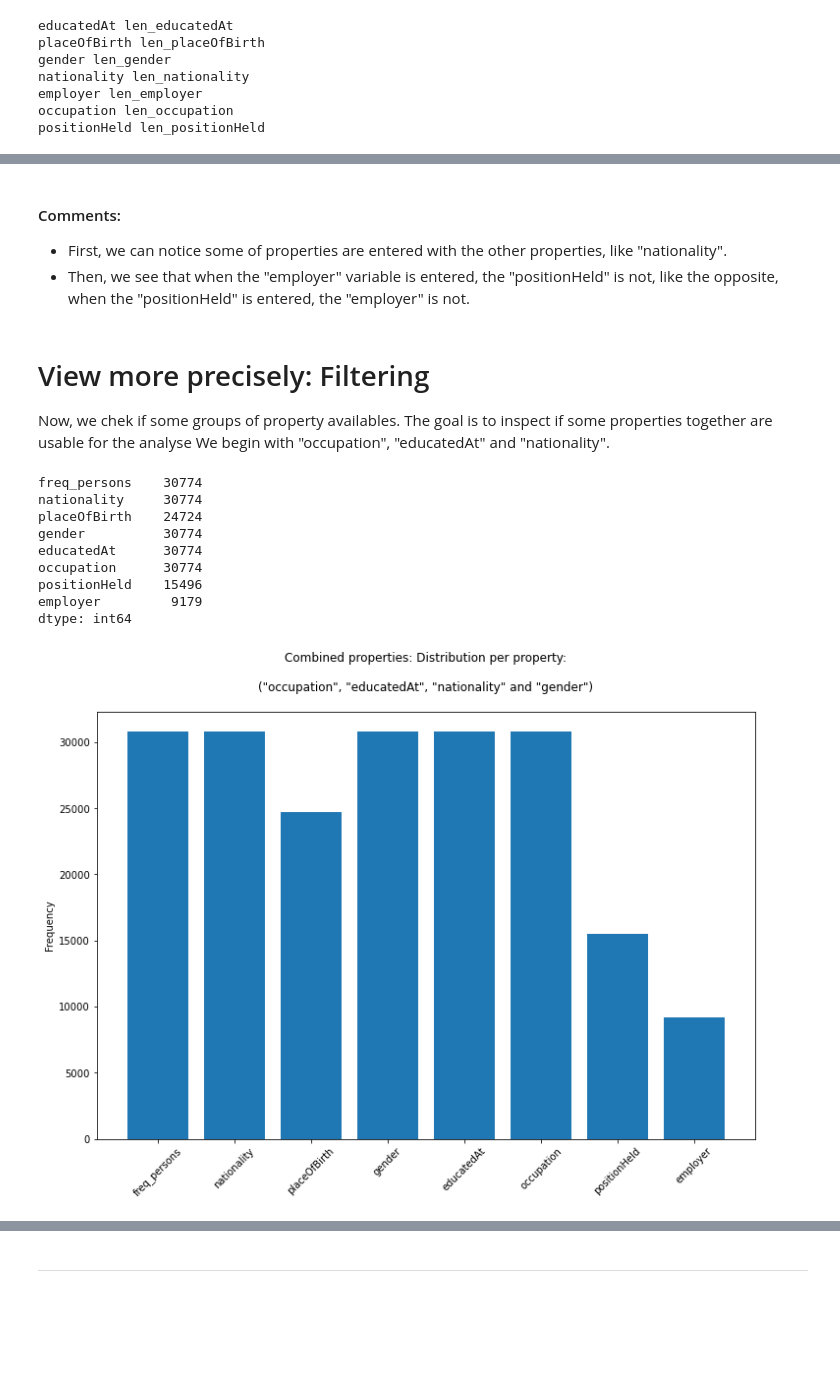
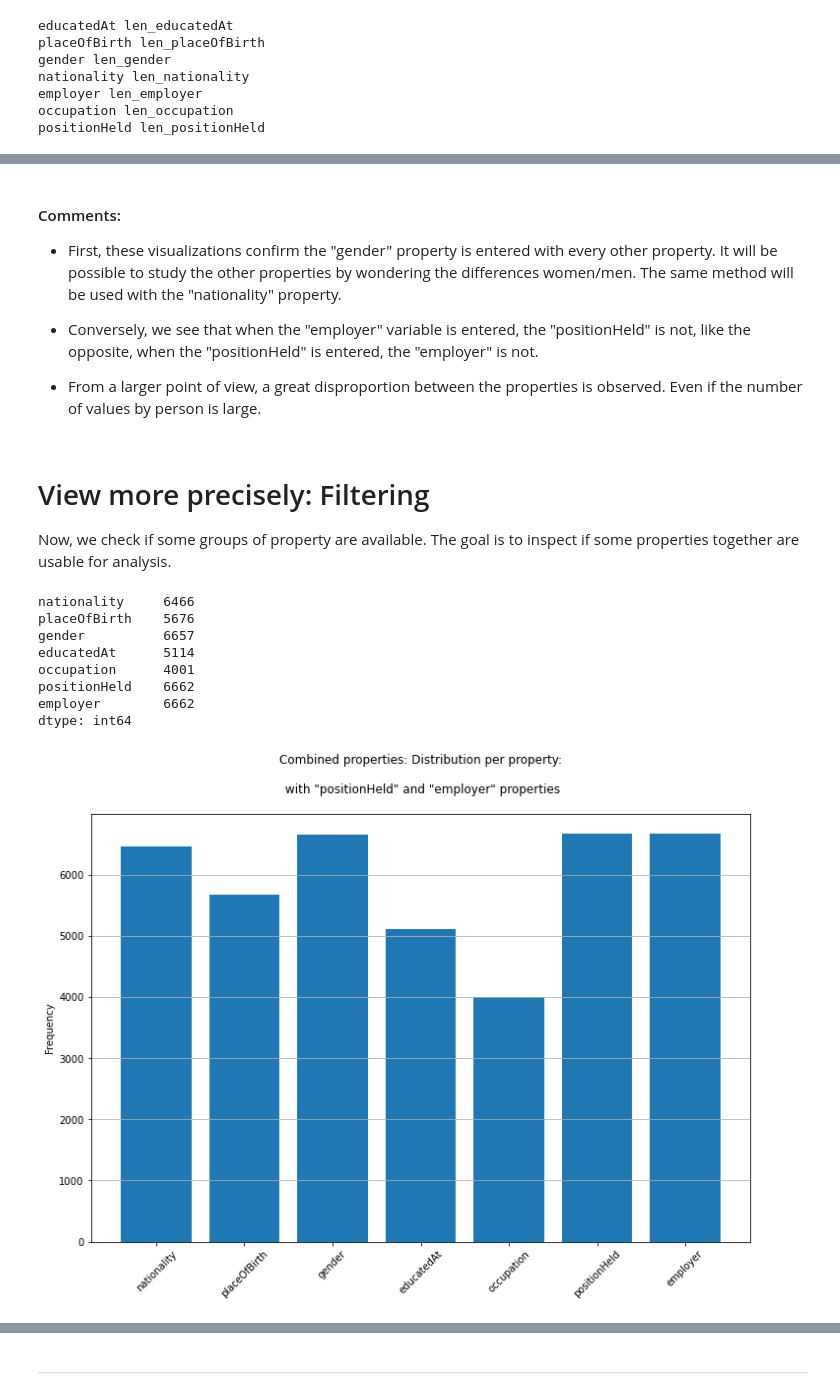
Before and after one commit to Semantic-Data-for-Humanities/Economists_Jurists, a Jupyter notebook: Notebooks/Sounding_properties_Wikidata.ipynb, the cells around one changed output, grey strips where cells are left out. Saved outputs shown, nothing was run; the diff lists cells and outputs as text; code cells hidden in the pictures; blank space fills up the shorter version.

Commit message:
add dataframe of the properties/clear scripts/add comments

```diff
--- a/Notebooks/Sounding_properties_Wikidata.ipynb
+++ b/Notebooks/Sounding_properties_Wikidata.ipynb
@@ -2471,8 +2469,13 @@ for ix,v in observed_variables.items():
                 positionHeld += 1
             if r['len_employer'] > 0:
                 employer += 1
-    frequencies_properties = pd.Series({"freq_persons": freq_persons, "nationality": nationality, "placeOfBirth":placeOfBirth, "gender":gender, "educatedAt":educatedAt,\
-                                   "occupation":occupation, "positionHeld":positionHeld, "employer":employer })
+    frequencies_properties = pd.Series({"nationality": nationality, \
+                                        "placeOfBirth":placeOfBirth, \
+                                        "gender":gender, \
+                                        "educatedAt":educatedAt,\
+                                        "occupation":occupation, \
+                                        "positionHeld":positionHeld, \
+                                        "employer":employer })
 
     x = [l for l in frequencies_properties.index]
     y = [l for l in frequencies_properties]
@@ -2500,5 +2503,5 @@ plt.subplots_adjust(#left=0.1,
                    hspace=0.4
                    )
 plt.savefig('exported_pictures/frequencies_property_other_properties.png', dpi=100, bbox_inches = "tight") #pdf, svg
-plt.show()
+#plt.show()
 # %% [output]
@@ -2506,13 +2509,14 @@ plt.show()
 # %% [markdown]
 #### Comments:
 
-* First, we can notice some of properties are entered with the other properties, like "nationality".
-* Then, we see that when the "employer" variable is entered, the "positionHeld" is not, like the opposite, when the "positionHeld" is entered, the "employer" is not.
+* First, these visualizations confirm the "gender" property is entered with every other property. It will be possible to study the other properties by wondering the differences women/men. The same method will be used with the "nationality" property.
+* Conversely, we see that when the "employer" variable is entered, the "positionHeld" is not, like the opposite, when the "positionHeld" is entered, the "employer" is not.
+
+* From a larger point of view, a great disproportion between the properties is observed. Even if the number of values by person is large.
 # %% [markdown]
 # View more precisely: Filtering
 
-Now, we chek if some groups of property availables. The goal is to inspect if some properties together are usable for the analyse
-We begin with "occupation", "educatedAt" and "nationality".
+Now, we check if some groups of property are available. The goal is to inspect if some properties together are usable for analysis.
 # %%
 freq_persons = 0
 nationality = 0
@@ -2523,13 +2527,15 @@ occupation = 0
 positionHeld = 0
 employer = 0
 for i,r in list(persons.iterrows()):
-    if r['len_occupation'] > 0 and r['len_educatedAt'] > 0 and r['len_nationality'] > 0 and r['len_gender']:
-  #  if r['len_employer'] > 0 and r['len_positionHeld'] > 0 and r['len_educatedAt'] > 0:
+  # if r['len_occupation'] > 0 and r['len_educatedAt'] > 0 and r['len_nationality'] > 0 and r['len_gender']:
+  #  if r['len_occupation'] > 0 and r['len_positionHeld'] > 0 and \
+  #  r['len_educatedAt'] > 0 and r['len_gender'] and r['len_nationality'] \
+  #  and r['len_employer'] :
   #   if r['len_employer'] > 0 and r['len_occupation'] > 0 and r['len_educatedAt'] > 0:
-  #   if r['len_employer'] > 0 and r['len_positionHeld'] > 0 :
+     if r['len_employer'] > 0 and r['len_positionHeld'] > 0 :
         freq_persons += 1
         if r['len_nationality'] > 0:
-                nationality += 1
+            nationality += 1
         if r['len_placeOfBirth'] > 0:
             placeOfBirth += 1
         if r['len_gender'] > 0:
@@ -2544,34 +2550,41 @@ for i,r in list(persons.iterrows()):
             employer += 1
 
 
-frequencies_properties_filter = pd.Series({"freq_persons": freq_persons, "nationality": nationality, \
-                                           "placeOfBirth":placeOfBirth, "gender":gender, "educatedAt":educatedAt,\
-                                           "occupation":occupation, "positionHeld":positionHeld, "employer":employer })
+frequencies_properties_filter = pd.Series({ #"frequence_persons": freq_persons, \
+                                            "nationality": nationality, \
+                                           "placeOfBirth":placeOfBirth, \
+                                           "gender":gender, \
+                                           "educatedAt":educatedAt,\
+                                           "occupation":occupation, \
+                                           "positionHeld":positionHeld, \
+                                           "employer":employer })
 frequencies_properties_filter
 # %% [output]
-freq_persons    30774
-nationality     30774
-placeOfBirth    24724
-gender          30774
-educatedAt      30774
-occupation      30774
-positionHeld    15496
-employer         9179
+nationality     6466
+placeOfBirth    5676
+gender          6657
+educatedAt      5114
+occupation      4001
+positionHeld    6662
+employer        6662
 dtype: int64
 # %%
 # Distribution per property
 
 objects = [l for l in frequencies_properties_filter.index]
 eff = [l for l in frequencies_properties_filter]
 
-p1 = plt.bar(objects, eff)
+
+p1 = plt.bar( objects, eff)
+
 
 plt.ylabel('Frequency')
-plt.title('Combined properties: Distribution per property:\n\n("occupation", "educatedAt", "nationality" and "gender")\n')
+plt.title('Combined properties: Distribution per property:\n\n with "positionHeld" and "employer" properties\n')
 plt.gcf().set_size_inches(12, 8)
 
-plt.savefig('exported_pictures/Properties_combination_(occupation_educatedAt_nationality_gender).png', dpi=100, bbox_inches = "tight") #pdf, svg
+plt.grid(axis='y', linestyle='-')
+plt.savefig('exported_pictures/properties/properties_combination_posHeld_employer.png', dpi=100, bbox_inches = "tight") #pdf, svg
 plt.xticks(rotation=45)
 plt.show()
 # %% [output]
-[figure, old version]
+[figure, new version]
```
Also changed, not shown: parts of 12 cells of this notebook, 5 other files.
